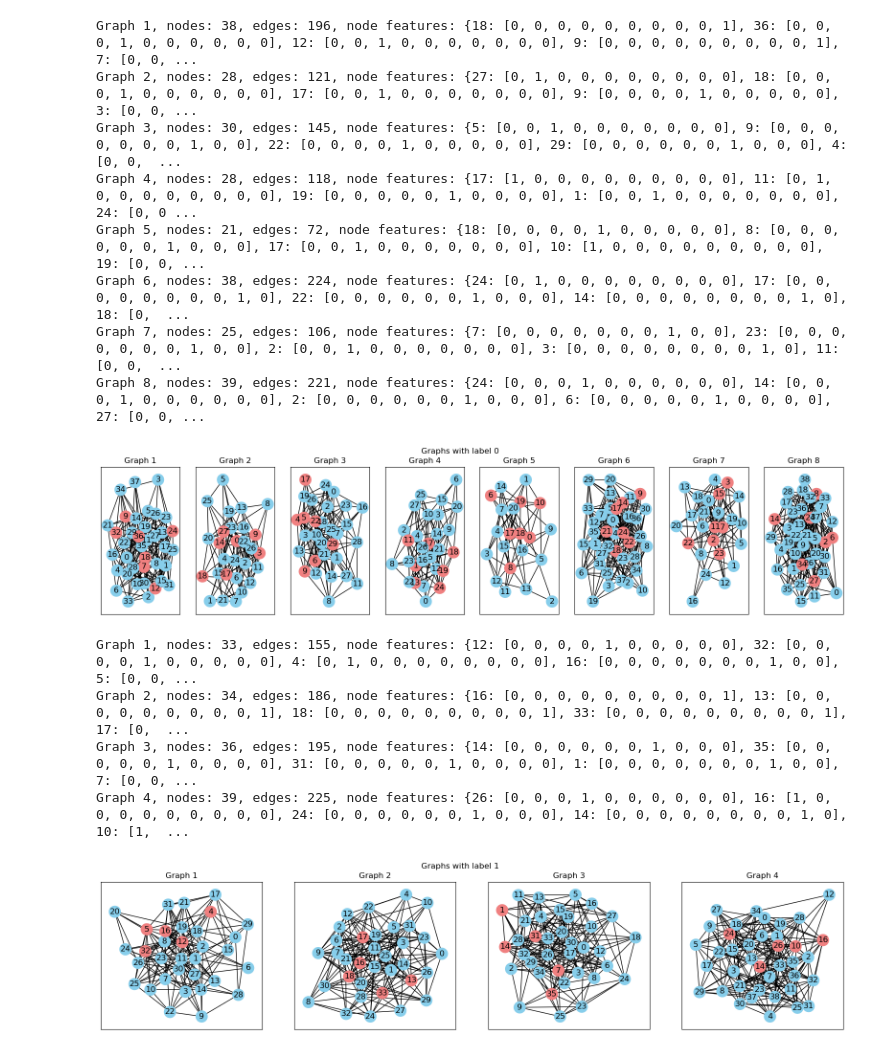
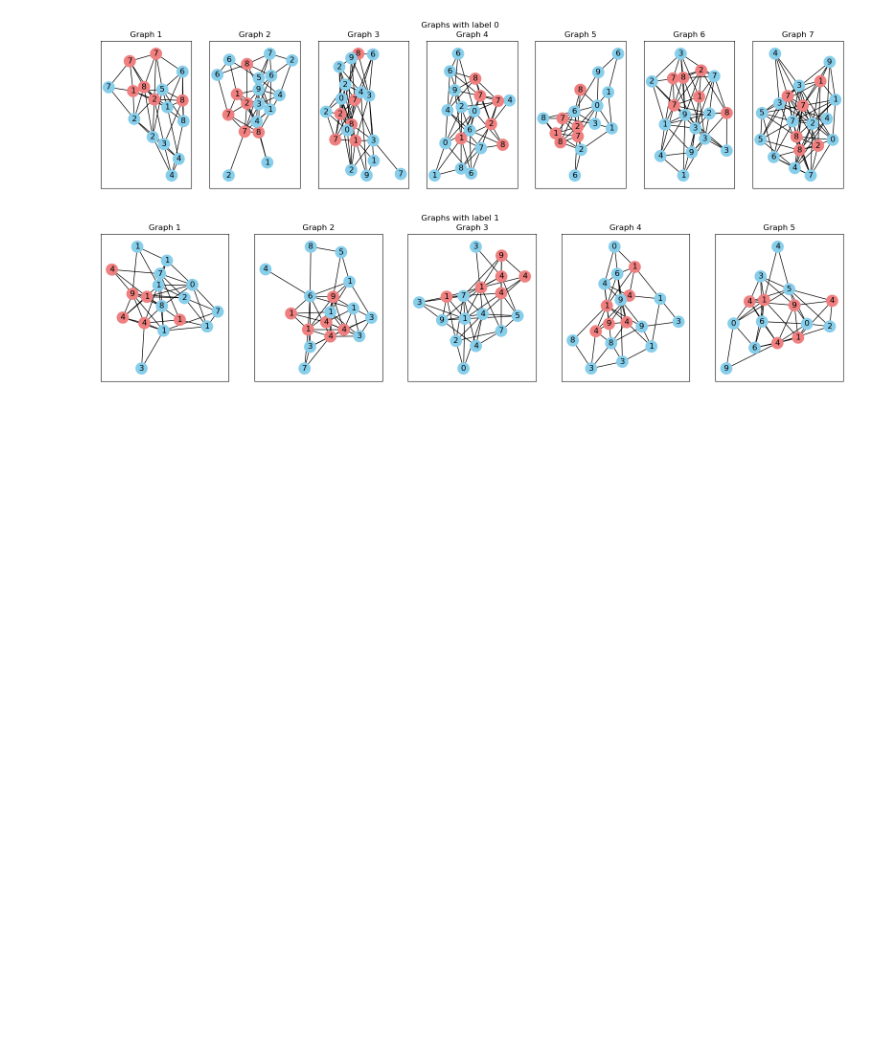
Before and after one commit to rohitkt10/fall_co-op_2023, a Jupyter notebook: experiments/SynGraphDatasetGen.ipynb, the cells around one changed output. Cells and saved outputs as stored; diff of their text form; code cells hidden in the pictures; blank space fills up the shorter version.

Commit message:
Fix bug in storing motif nodes

```diff
--- a/experiments/SynGraphDatasetGen.ipynb
+++ b/experiments/SynGraphDatasetGen.ipynb
@@ -13,8 +13,8 @@ logging.basicConfig(filename='graphGenDataset_log.log', level=logging.INFO, forc
 # %%
 graph = GraphWithMotifsDataset(
     num_graphs=12,
-    min_nodes=20,
-    max_nodes=40,
+    min_nodes=15,
+    max_nodes=20,
     base_graph_model='ER',
     motif_graph_model='BA',
     p=0.3,
@@ -41,32 +29,21 @@ dataset = graph.get_dataset()
 # %%
 for label in set([label for _, _, _, label in dataset]):
     graphs = [(nx.Graph(g), m, f) for g, m, f, l in dataset if l == label]
     fig, axs = plt.subplots(1, len(graphs), figsize=(20, 4))
     fig.suptitle(f"Graphs with label {label}")
     for i, (g, m, f) in enumerate(graphs):
-        print(f'Graph {i+1}, nodes: {len(g.nodes())}, edges: {len(g.edges())}, node features: {f}, label: {label}')
+        # print(f'Graph {i+1}, nodes: {len(g.nodes())}, edges: {len(g.edges())}, node features: {f}, label: {label}')
+        # get non-zero entry in node features
+        node_labels = {k:np.argmax(v) for k, v in f.items()}
         axs[i].set_title(f"Graph {i+1}")
         pos = nx.spring_layout(g)
         # there is only one motif in the list for this binary classification problem
         node_colors = ['lightcoral' if node in m[0] else 'skyblue' for node in g.nodes]
-        nx.draw_networkx(g, pos=pos, node_color=node_colors, ax=axs[i])
+        nx.draw_networkx(g, pos=pos, node_color=node_colors, ax=axs[i], labels=node_labels)
     plt.show()
-# TODO: annotate nodes with node_feat_num instead of node number
 # %% [output]
-Graph 1, nodes: 38, edges: 196, node features: {18: [0, 0, 0, 0, 0, 0, 0, 0, 0, 1], 36: [0, 0, 0, 1, 0, 0, 0, 0, 0, 0], 12: [0, 0, 1, 0, 0, 0, 0, 0, 0, 0], 9: [0, 0, 0, 0, 0, 0, 0, 0, 0, 1], 7: [0, 0, ...
-Graph 2, nodes: 28, edges: 121, node features: {27: [0, 1, 0, 0, 0, 0, 0, 0, 0, 0], 18: [0, 0, 0, 1, 0, 0, 0, 0, 0, 0], 17: [0, 0, 1, 0, 0, 0, 0, 0, 0, 0], 9: [0, 0, 0, 0, 1, 0, 0, 0, 0, 0], 3: [0, 0, ...
-Graph 3, nodes: 30, edges: 145, node features: {5: [0, 0, 1, 0, 0, 0, 0, 0, 0, 0], 9: [0, 0, 0, 0, 0, 0, 0, 1, 0, 0], 22: [0, 0, 0, 0, 1, 0, 0, 0, 0, 0], 29: [0, 0, 0, 0, 0, 0, 1, 0, 0, 0], 4: [0, 0,  ...
-Graph 4, nodes: 28, edges: 118, node features: {17: [1, 0, 0, 0, 0, 0, 0, 0, 0, 0], 11: [0, 1, 0, 0, 0, 0, 0, 0, 0, 0], 19: [0, 0, 0, 0, 0, 1, 0, 0, 0, 0], 1: [0, 0, 1, 0, 0, 0, 0, 0, 0, 0], 24: [0, 0 ...
-Graph 5, nodes: 21, edges: 72, node features: {18: [0, 0, 0, 0, 1, 0, 0, 0, 0, 0], 8: [0, 0, 0, 0, 0, 0, 1, 0, 0, 0], 17: [0, 0, 1, 0, 0, 0, 0, 0, 0, 0], 10: [1, 0, 0, 0, 0, 0, 0, 0, 0, 0], 19: [0, 0, ...
-Graph 6, nodes: 38, edges: 224, node features: {24: [0, 1, 0, 0, 0, 0, 0, 0, 0, 0], 17: [0, 0, 0, 0, 0, 0, 0, 0, 1, 0], 22: [0, 0, 0, 0, 0, 0, 1, 0, 0, 0], 14: [0, 0, 0, 0, 0, 0, 0, 0, 1, 0], 18: [0,  ...
-Graph 7, nodes: 25, edges: 106, node features: {7: [0, 0, 0, 0, 0, 0, 0, 1, 0, 0], 23: [0, 0, 0, 0, 0, 0, 0, 1, 0, 0], 2: [0, 0, 1, 0, 0, 0, 0, 0, 0, 0], 3: [0, 0, 0, 0, 0, 0, 0, 0, 1, 0], 11: [0, 0,  ...
-Graph 8, nodes: 39, edges: 221, node features: {24: [0, 0, 0, 1, 0, 0, 0, 0, 0, 0], 14: [0, 0, 0, 1, 0, 0, 0, 0, 0, 0], 2: [0, 0, 0, 0, 0, 0, 1, 0, 0, 0], 6: [0, 0, 0, 0, 0, 1, 0, 0, 0, 0], 27: [0, 0, ...
-[figure, old version]
+[figure, new version]
-Graph 1, nodes: 33, edges: 155, node features: {12: [0, 0, 0, 0, 1, 0, 0, 0, 0, 0], 32: [0, 0, 0, 0, 1, 0, 0, 0, 0, 0], 4: [0, 1, 0, 0, 0, 0, 0, 0, 0, 0], 16: [0, 0, 0, 0, 0, 0, 0, 1, 0, 0], 5: [0, 0, ...
-Graph 2, nodes: 34, edges: 186, node features: {16: [0, 0, 0, 0, 0, 0, 0, 0, 0, 1], 13: [0, 0, 0, 0, 0, 0, 0, 0, 0, 1], 18: [0, 0, 0, 0, 0, 0, 0, 0, 0, 1], 33: [0, 0, 0, 0, 0, 0, 0, 0, 0, 1], 17: [0,  ...
-Graph 3, nodes: 36, edges: 195, node features: {14: [0, 0, 0, 0, 0, 0, 1, 0, 0, 0], 35: [0, 0, 0, 0, 0, 1, 0, 0, 0, 0], 31: [0, 0, 0, 0, 0, 1, 0, 0, 0, 0], 1: [0, 0, 0, 0, 0, 0, 0, 1, 0, 0], 7: [0, 0, ...
-Graph 4, nodes: 39, edges: 225, node features: {26: [0, 0, 0, 1, 0, 0, 0, 0, 0, 0], 16: [1, 0, 0, 0, 0, 0, 0, 0, 0, 0], 24: [0, 0, 0, 0, 0, 0, 1, 0, 0, 0], 14: [0, 0, 0, 0, 0, 0, 0, 0, 1, 0], 10: [1,  ...
-[figure, old version]
+[figure, new version]
 # %%
 # save dataset to file
 graph.save_dataset(dataset_name='graphGenDataset10')
```
Also changed, not shown: parts of 2 cells of this notebook, 3 other files.
